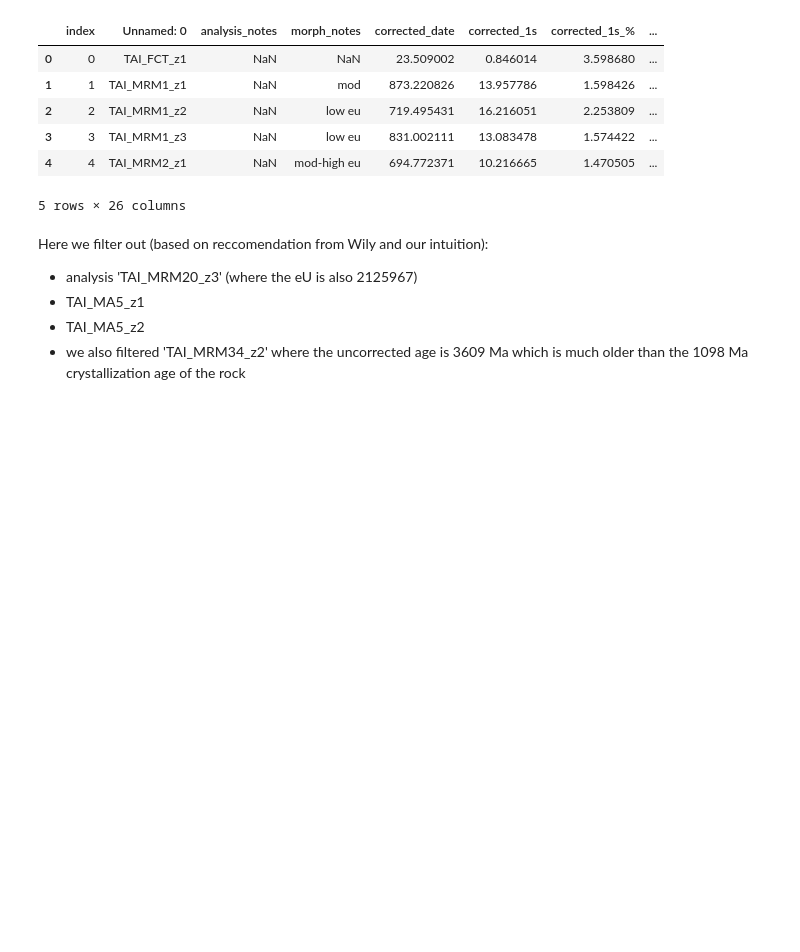
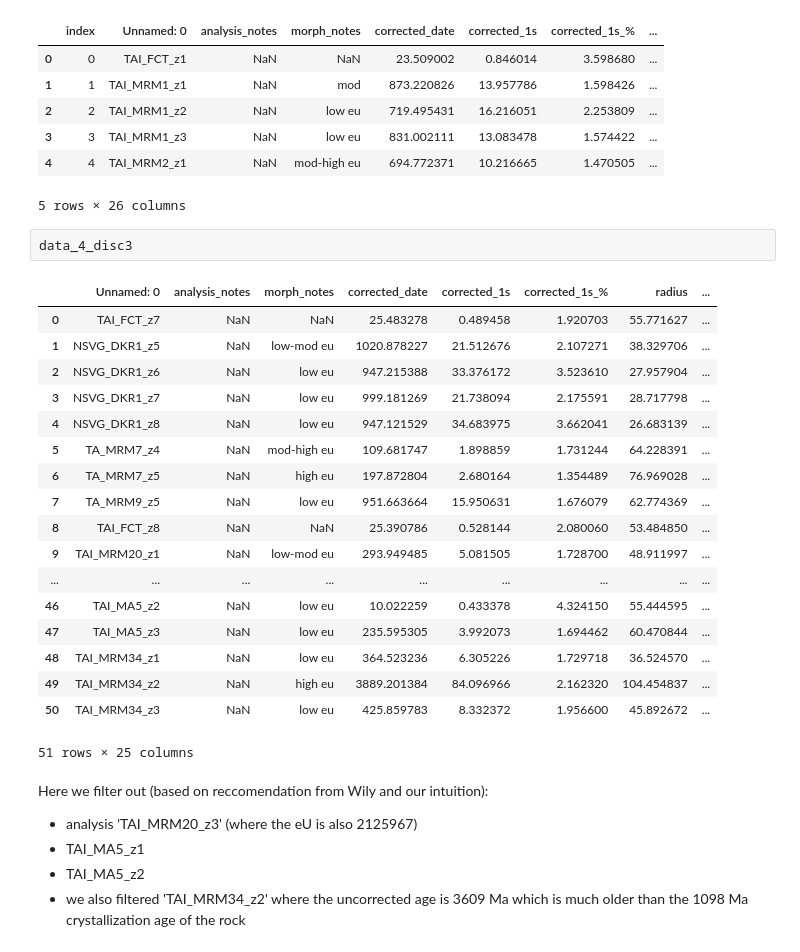
Before and after one commit to Swanson-Hysell-Group/2026_MRM_thermochron, a Jupyter notebook: MRM_UTh_He_data.ipynb, the cells around one changed output. Cells and saved outputs as stored; diff of their text form; blank space fills up the shorter version.

```diff
--- a/MRM_UTh_He_data.ipynb
+++ b/MRM_UTh_He_data.ipynb
@@ -52,6 +52,27 @@ data_disc1_2_3_4.head()
 | 3 | 3 | TAI_MRM1_z3 | NaN | low eu | 831.002111 | 13.083478 | 1.574422 | ... |
 | 4 | 4 | TAI_MRM2_z1 | NaN | mod-high eu | 694.772371 | 10.216665 | 1.470505 | ... |
 5 rows × 26 columns
+# %%
+data_4_disc3
+# %% [output]
+|  | Unnamed: 0 | analysis_notes | morph_notes | corrected_date | corrected_1s | corrected_1s_% | radius | ... |
+| 0 | TAI_FCT_z7 | NaN | NaN | 25.483278 | 0.489458 | 1.920703 | 55.771627 | ... |
+| 1 | NSVG_DKR1_z5 | NaN | low-mod eu | 1020.878227 | 21.512676 | 2.107271 | 38.329706 | ... |
+| 2 | NSVG_DKR1_z6 | NaN | low eu | 947.215388 | 33.376172 | 3.523610 | 27.957904 | ... |
+| 3 | NSVG_DKR1_z7 | NaN | low eu | 999.181269 | 21.738094 | 2.175591 | 28.717798 | ... |
+| 4 | NSVG_DKR1_z8 | NaN | low eu | 947.121529 | 34.683975 | 3.662041 | 26.683139 | ... |
+| 5 | TA_MRM7_z4 | NaN | mod-high eu | 109.681747 | 1.898859 | 1.731244 | 64.228391 | ... |
+| 6 | TA_MRM7_z5 | NaN | high eu | 197.872804 | 2.680164 | 1.354489 | 76.969028 | ... |
+| 7 | TA_MRM9_z5 | NaN | low eu | 951.663664 | 15.950631 | 1.676079 | 62.774369 | ... |
+| 8 | TAI_FCT_z8 | NaN | NaN | 25.390786 | 0.528144 | 2.080060 | 53.484850 | ... |
+| 9 | TAI_MRM20_z1 | NaN | low-mod eu | 293.949485 | 5.081505 | 1.728700 | 48.911997 | ... |
+| ... | ... | ... | ... | ... | ... | ... | ... | ... |
+| 46 | TAI_MA5_z2 | NaN | low eu | 10.022259 | 0.433378 | 4.324150 | 55.444595 | ... |
+| 47 | TAI_MA5_z3 | NaN | low eu | 235.595305 | 3.992073 | 1.694462 | 60.470844 | ... |
+| 48 | TAI_MRM34_z1 | NaN | low eu | 364.523236 | 6.305226 | 1.729718 | 36.524570 | ... |
+| 49 | TAI_MRM34_z2 | NaN | high eu | 3889.201384 | 84.096966 | 2.162320 | 104.454837 | ... |
+| 50 | TAI_MRM34_z3 | NaN | low eu | 425.859783 | 8.332372 | 1.956600 | 45.892672 | ... |
+51 rows × 25 columns
 # %% [markdown]
 Here we filter out (based on reccomendation from Wily and our intuition):
 
```
Also changed, not shown: parts of 5 cells of this notebook.
